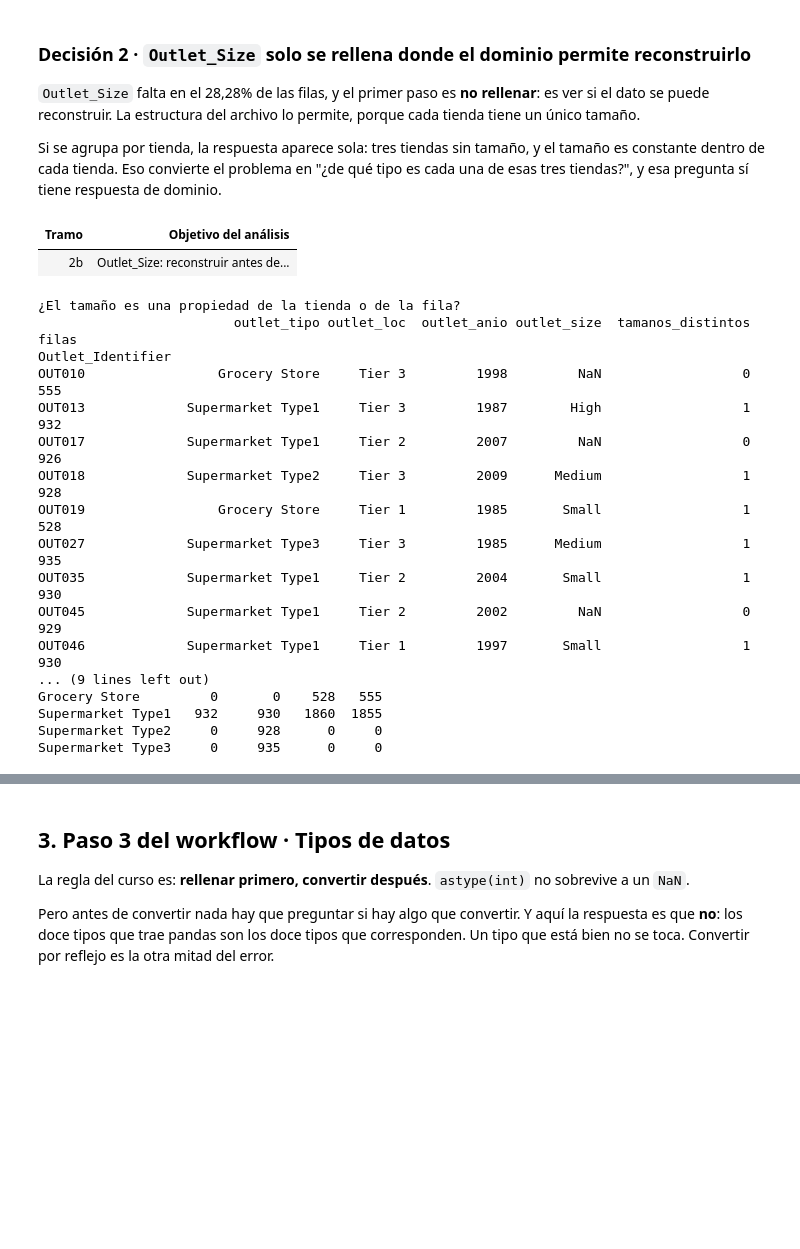
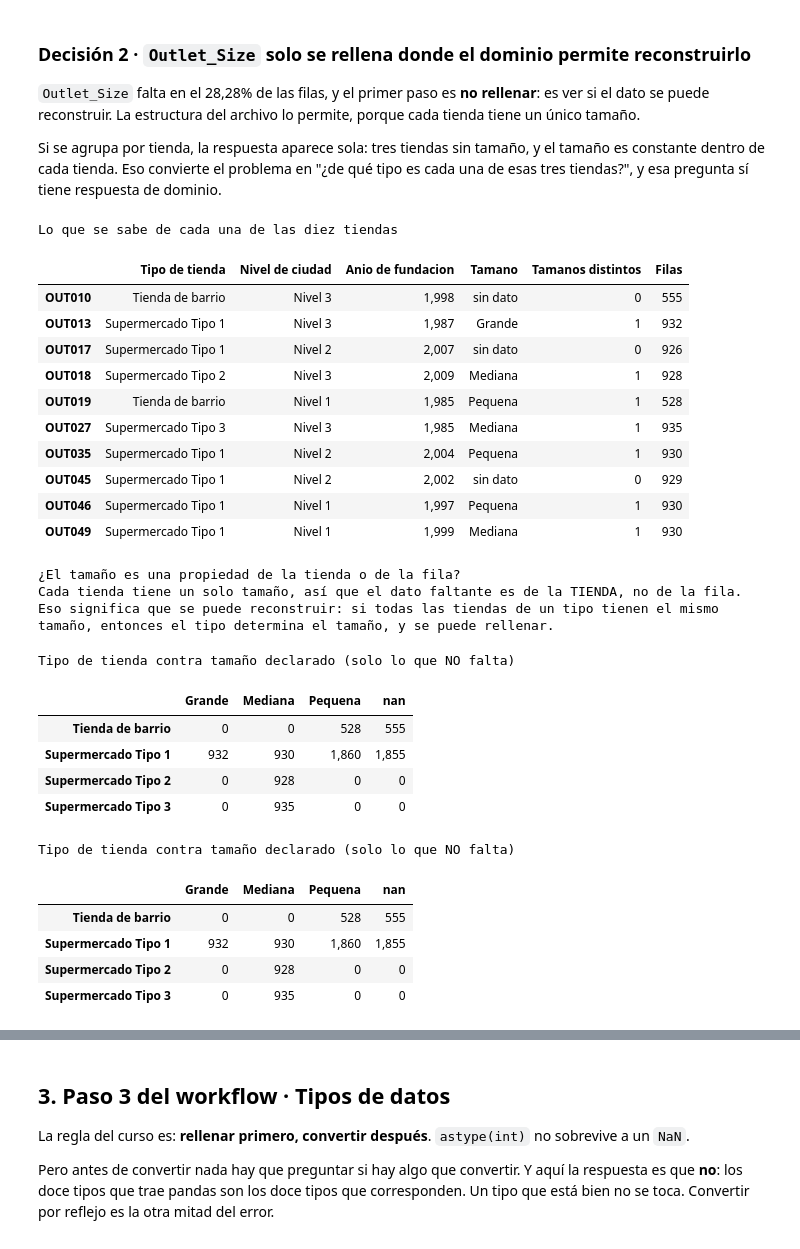
Before and after one commit to Breinersmartinez/Data-analysis, a Jupyter notebook: EDA_bigmart_sales.ipynb, the cells around one changed output, grey strips where cells are left out. Drawn from its saved outputs; the diff is of its cells as text; code cells hidden in the pictures; blank space fills up the shorter version.

```diff
--- a/EDA_bigmart_sales.ipynb
+++ b/EDA_bigmart_sales.ipynb
@@ -363,44 +575,51 @@ Si se agrupa por tienda, la respuesta aparece sola: tres tiendas sin tamaño, y
 dentro de cada tienda. Eso convierte el problema en "¿de qué tipo es cada una de esas tres tiendas?", y
 esa pregunta sí tiene respuesta de dominio.
 # %%
-mostrar_tramo('2b', 'Outlet_Size: reconstruir antes de rellenar')
-
-print('¿El tamaño es una propiedad de la tienda o de la fila?')
 por_tienda = df.groupby('Outlet_Identifier').agg(
     outlet_tipo=('Outlet_Type', 'first'),
     outlet_loc=('Outlet_Location_Type', 'first'),
     outlet_anio=('Outlet_Establishment_Year', 'first'),
     outlet_size=('Outlet_Size', 'first'),
     tamanos_distintos=('Outlet_Size', 'nunique'),
     filas=('Item_Type', 'size'),
 )
-print(por_tienda.to_string())
+tabla(por_tienda, 2, 'Lo que se sabe de cada una de las diez tiendas')
 print()
+print('¿El tamaño es una propiedad de la tienda o de la fila?')
 print('Cada tienda tiene un solo tamaño, así que el dato faltante es de la TIENDA, no de la fila.')
 print('Eso significa que se puede reconstruir: si todas las tiendas de un tipo tienen el mismo')
 print('tamaño, entonces el tipo determina el tamaño, y se puede rellenar.')
 print()
 
-print('Tipo de tienda contra tamaño declarado (solo lo que NO falta)')
-print(pd.crosstab(df['Outlet_Type'], df['Outlet_Size'], dropna=False).to_string())
+tamanos_declarados = pd.crosstab(df['Outlet_Type'], df['Outlet_Size'], dropna=False)
+tabla(tamanos_declarados, 0, 'Tipo de tienda contra tamaño declarado (solo lo que NO falta)')
 # %% [output]
+Lo que se sabe de cada una de las diez tiendas
-| Tramo | Objetivo del análisis |
-| 2b | Outlet_Size: reconstruir antes de... |
+|  | Tipo de tienda | Nivel de ciudad | Anio de fundacion | Tamano | Tamanos distintos | Filas |
+| OUT010 | Tienda de barrio | Nivel 3 | 1,998 | sin dato | 0 | 555 |
+| OUT013 | Supermercado Tipo 1 | Nivel 3 | 1,987 | Grande | 1 | 932 |
+| OUT017 | Supermercado Tipo 1 | Nivel 2 | 2,007 | sin dato | 0 | 926 |
+| OUT018 | Supermercado Tipo 2 | Nivel 3 | 2,009 | Mediana | 1 | 928 |
+| OUT019 | Tienda de barrio | Nivel 1 | 1,985 | Pequena | 1 | 528 |
+| OUT027 | Supermercado Tipo 3 | Nivel 3 | 1,985 | Mediana | 1 | 935 |
+| OUT035 | Supermercado Tipo 1 | Nivel 2 | 2,004 | Pequena | 1 | 930 |
+| OUT045 | Supermercado Tipo 1 | Nivel 2 | 2,002 | sin dato | 0 | 929 |
+| OUT046 | Supermercado Tipo 1 | Nivel 1 | 1,997 | Pequena | 1 | 930 |
+| OUT049 | Supermercado Tipo 1 | Nivel 1 | 1,999 | Mediana | 1 | 930 |
-¿El tamaño es una propiedad de la tienda o de la fila?
-                         outlet_tipo outlet_loc  outlet_anio outlet_size  tamanos_distintos  filas
-Outlet_Identifier
-OUT010                 Grocery Store     Tier 3         1998         NaN                  0    555
-OUT013             Supermarket Type1     Tier 3         1987        High                  1    932
-OUT017             Supermarket Type1     Tier 2         2007         NaN                  0    926
-OUT018             Supermarket Type2     Tier 3         2009      Medium                  1    928
-OUT019                 Grocery Store     Tier 1         1985       Small                  1    528
-OUT027             Supermarket Type3     Tier 3         1985      Medium                  1    935
-OUT035             Supermarket Type1     Tier 2         2004       Small                  1    930
-OUT045             Supermarket Type1     Tier 2         2002         NaN                  0    929
-OUT046             Supermarket Type1     Tier 1         1997       Small                  1    930
-... (9 lines left out)
-Grocery Store         0       0    528   555
-Supermarket Type1   932     930   1860  1855
-Supermarket Type2     0     928      0     0
-Supermarket Type3     0     935      0     0
+¿El tamaño es una propiedad de la tienda o de la fila?
+Cada tienda tiene un solo tamaño, así que el dato faltante es de la TIENDA, no de la fila.
+Eso significa que se puede reconstruir: si todas las tiendas de un tipo tienen el mismo
+tamaño, entonces el tipo determina el tamaño, y se puede rellenar.
+Tipo de tienda contra tamaño declarado (solo lo que NO falta)
+|  | Grande | Mediana | Pequena | nan |
+| Tienda de barrio | 0 | 0 | 528 | 555 |
+| Supermercado Tipo 1 | 932 | 930 | 1,860 | 1,855 |
+| Supermercado Tipo 2 | 0 | 928 | 0 | 0 |
+| Supermercado Tipo 3 | 0 | 935 | 0 | 0 |
+Tipo de tienda contra tamaño declarado (solo lo que NO falta)
+|  | Grande | Mediana | Pequena | nan |
+| Tienda de barrio | 0 | 0 | 528 | 555 |
+| Supermercado Tipo 1 | 932 | 930 | 1,860 | 1,855 |
+| Supermercado Tipo 2 | 0 | 928 | 0 | 0 |
+| Supermercado Tipo 3 | 0 | 935 | 0 | 0 |
 # %%
```
Also changed, not shown: parts of 37 cells of this notebook, 1 other file.
